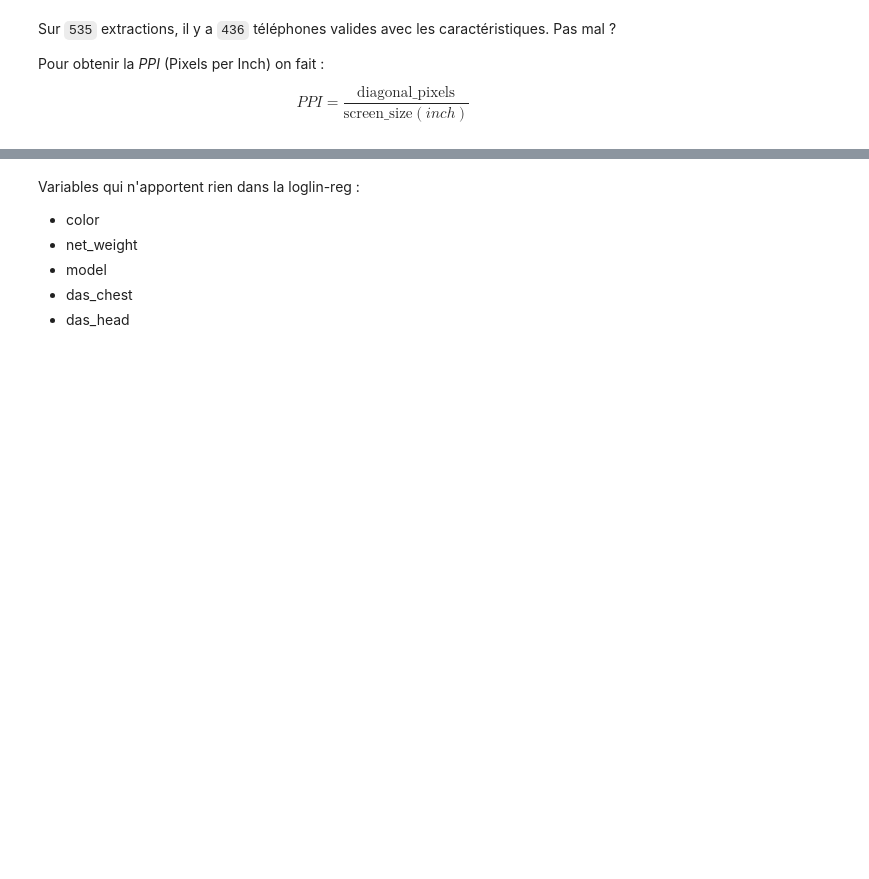
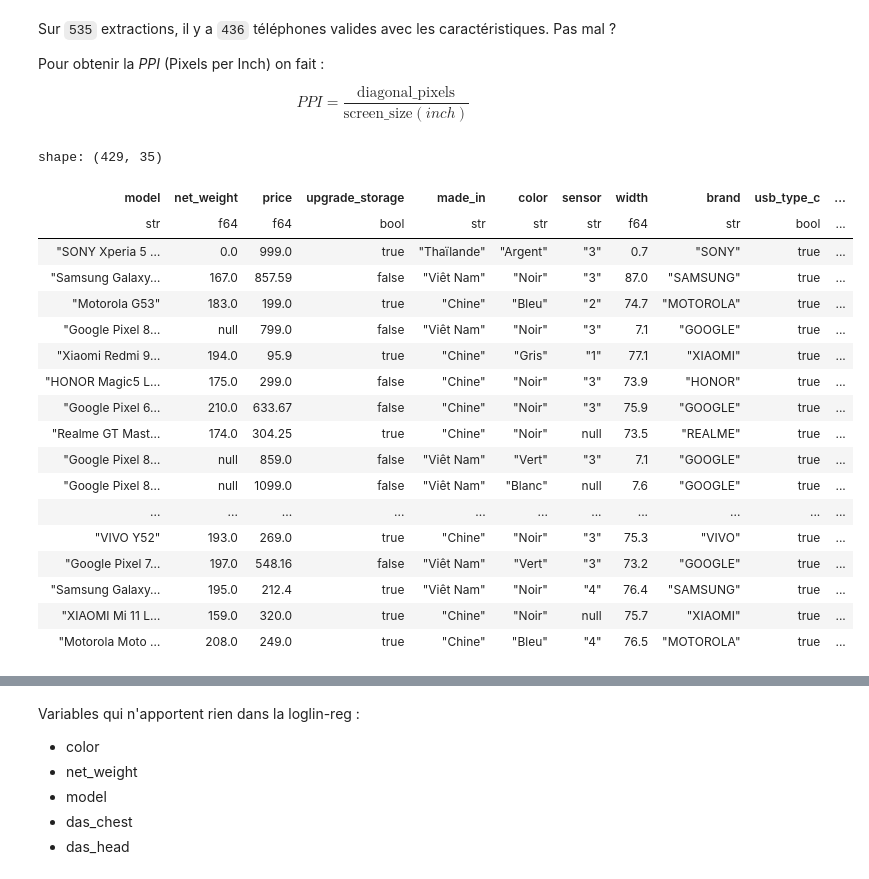
Before and after one commit to aybuke-b/3R, a Jupyter notebook: Web_Scraping/new_notebook.ipynb, the cells around one changed output, grey strips where cells are left out. Saved outputs shown, nothing was run; the diff lists cells and outputs as text; code cells hidden in the pictures; blank space fills up the shorter version.

```diff
--- a/Web_Scraping/new_notebook.ipynb
+++ b/Web_Scraping/new_notebook.ipynb
@@ -99,16 +94,6 @@ Pour obtenir la *PPI* (Pixels per Inch) on fait :
 $$PPI = \dfrac{\text{diagonal\_pixels}}{\text{screen\_size} (inch)}$$
 # %%
 df = NordStream(df_brut)
-# %%
-df = df.with_columns(
-    pl.col("sensor_resolution")
-    .str.extract_all(r"(\d+)")
-    .list.to_struct(fields=["cam_1", "cam_2", "cam_3"])
-).unnest("sensor_resolution").with_columns(
-    pl.col("cam_1", "cam_2", "cam_3").cast(pl.Float64).fill_null(strategy="zero")
-).with_columns(
-    pl.col("cam_1").add(pl.col("cam_2").add(pl.col("cam_3"))).alias("mpx_backward_cam")
-)
 # %%
 #df.select(cs.by_dtype(pl.NUMERIC_DTYPES)).corr()
 
@@ -123,6 +107,0 @@ from dataclasses import dataclass
-# %%
-df = df.drop_nulls(subset=cs.contains({"made_in", "repairability_index", "width"}))
-# %%
-df = df.with_columns(random_col = pl.lit(0))
-# %%
-df = df.with_columns(pl.col("random_col").map_elements(lambda x: random.randint(-1000, 1000)))
@@ -139 +108,23 @@ X2 = "screen_tech"
+# %%
+df
+# %% [output]
+shape: (429, 35)
+| model | net_weight | price | upgrade_storage | made_in | color | sensor | width | brand | usb_type_c | ... |
+| str | f64 | f64 | bool | str | str | str | f64 | str | bool | ... |
+| "SONY Xperia 5 … | 0.0 | 999.0 | true | "Thaïlande" | "Argent" | "3" | 0.7 | "SONY" | true | ... |
+| "Samsung Galaxy… | 167.0 | 857.59 | false | "Viêt Nam" | "Noir" | "3" | 87.0 | "SAMSUNG" | true | ... |
+| "Motorola G53" | 183.0 | 199.0 | true | "Chine" | "Bleu" | "2" | 74.7 | "MOTOROLA" | true | ... |
+| "Google Pixel 8… | null | 799.0 | false | "Viêt Nam" | "Noir" | "3" | 7.1 | "GOOGLE" | true | ... |
+| "Xiaomi Redmi 9… | 194.0 | 95.9 | true | "Chine" | "Gris" | "1" | 77.1 | "XIAOMI" | true | ... |
+| "HONOR Magic5 L… | 175.0 | 299.0 | false | "Chine" | "Noir" | "3" | 73.9 | "HONOR" | true | ... |
+| "Google Pixel 6… | 210.0 | 633.67 | false | "Chine" | "Noir" | "3" | 75.9 | "GOOGLE" | true | ... |
+| "Realme GT Mast… | 174.0 | 304.25 | true | "Chine" | "Noir" | null | 73.5 | "REALME" | true | ... |
+| "Google Pixel 8… | null | 859.0 | false | "Viêt Nam" | "Vert" | "3" | 7.1 | "GOOGLE" | true | ... |
+| "Google Pixel 8… | null | 1099.0 | false | "Viêt Nam" | "Blanc" | null | 7.6 | "GOOGLE" | true | ... |
+| ... | ... | ... | ... | ... | ... | ... | ... | ... | ... | ... |
+| "VIVO Y52" | 193.0 | 269.0 | true | "Chine" | "Noir" | "3" | 75.3 | "VIVO" | true | ... |
+| "Google Pixel 7… | 197.0 | 548.16 | false | "Viêt Nam" | "Vert" | "3" | 73.2 | "GOOGLE" | true | ... |
+| "Samsung Galaxy… | 195.0 | 212.4 | true | "Viêt Nam" | "Noir" | "4" | 76.4 | "SAMSUNG" | true | ... |
+| "XIAOMI Mi 11 L… | 159.0 | 320.0 | true | "Chine" | "Noir" | null | 75.7 | "XIAOMI" | true | ... |
+| "Motorola Moto … | 208.0 | 249.0 | true | "Chine" | "Bleu" | "4" | 76.5 | "MOTOROLA" | true | ... |
 # %%
```
Also changed, not shown: parts of 18 cells of this notebook, 2 other files.
